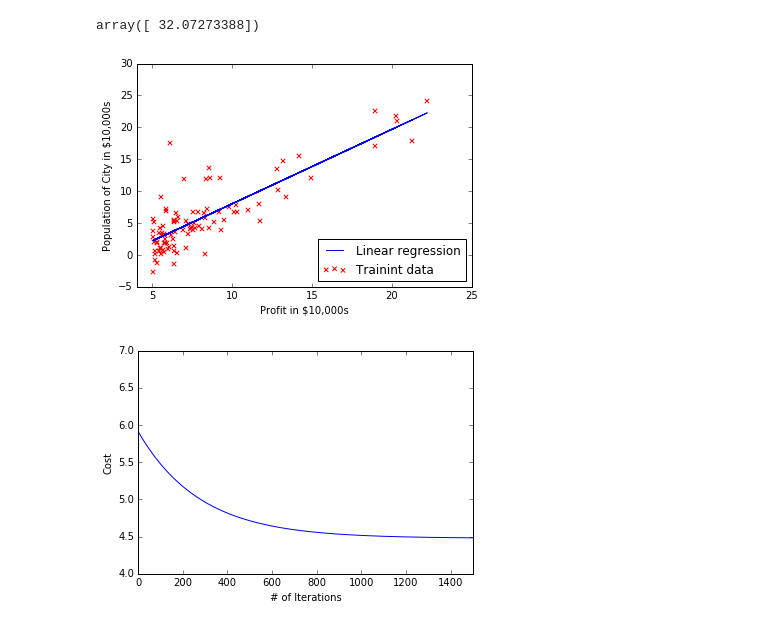
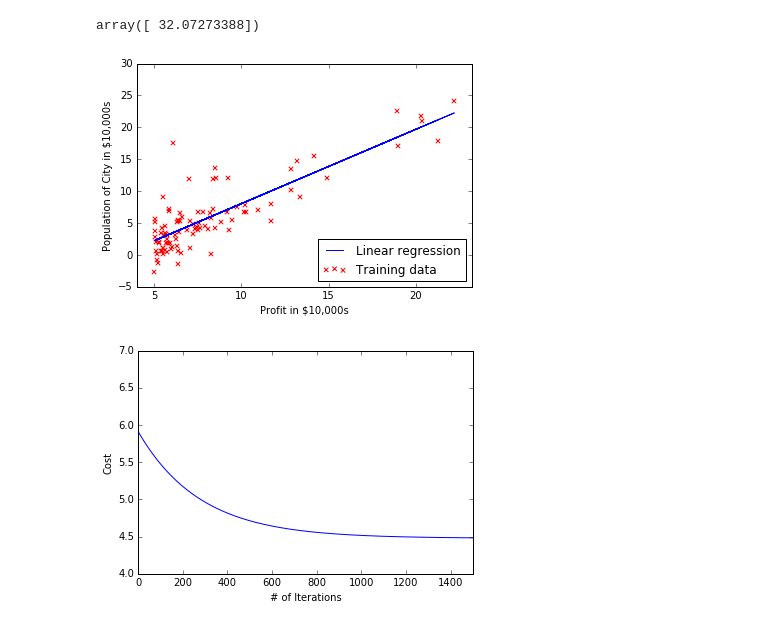
Before and after one commit to liberaliscomputing/code-for-moocs, a Jupyter notebook: coursera/machine-learning/week-02/linear_regression.ipynb, the cells around one changed output. Cells and saved outputs as stored; diff of their text form; code cells hidden in the pictures.

```diff
--- a/coursera/machine-learning/week-02/linear_regression.ipynb
+++ b/coursera/machine-learning/week-02/linear_regression.ipynb
@@ -16,11 +16,11 @@ path = 'machine-learning-ex1/ex1/'
 ### 1.1 Examine Data
 # %%
 # Prepare data
-data = ([map(float, line.strip().split(','))
-         for line in open(path + 'ex1data1.txt')])
-data = np.array(data)
-m = len(data)
-X, y = data[:, 0].reshape([m, 1]), data[:, 1].reshape([m, 1])
+population = ([map(float, line.strip().split(','))
+               for line in open(path + 'ex1data1.txt')])
+population = np.array(population)
+m = len(population)
+X, y = population[:, 0].reshape([m, 1]), population[:, 1].reshape([m, 1])
 
 # add x0=1
 X = np.hstack([np.ones([m, 1]), X])
@@ -54,36 +53,38 @@ j
 array([ 32.07273388])
 # %%
 # Define gradient descent
-def gradient_descent(X, y, theta, alpha, num_iters):
-    m = len(X)
-    theta = theta
-    theta_history = np.zeros([num_iters, X.shape[-1]])
-    cost_history = np.zeros([num_iters, 1])
+num_iters = 1500
+alpha = 0.01
+
+def gradient_descent(theta, X, y, alpha, num_iters):
+    m, n = X.shape
+    theta_hist = np.zeros([num_iters, n])
+    j_hist = np.zeros([num_iters, 1])
     for i in range(num_iters):
-        predictions = X.dot(theta.T) - y
-        theta = theta - ((alpha / m) * sum(predictions * X))
+        predictions = X.dot(theta.reshape([1, n]).T) - y
+        theta = theta - (alpha/m)*sum(predictions*X)
         '''
         # Caculating partial derivatives for linear regression with one variable
-        theta[0, 0] = theta[0, 0] - ((alpha / m) * sum(predictions))
-        theta[0, 1] = theta[0, 1] - ((alpha / m) * sum(predictions * X[:, 1].reshape([m, 1])))
+        theta[0] = theta[0] - ((alpha / m) * sum(predictions))
+        theta[1] = theta[1] - ((alpha / m) * sum(predictions * X[:, 1].reshape([m, 1])))
         '''
-        theta_history[i] = theta
-        cost_history[i] = compute_cost(X, y, theta)
-    return theta_history, cost_history
+        theta_hist[i] = theta
+        j_hist[i] = compute_cost(theta, X, y)
+    return theta_hist, j_hist
 
-theta_history, cost_history = gradient_descent(X, y, theta, alpha, num_iters)
+theta_hist, cost_hist = gradient_descent(theta, X, y, alpha, num_iters)
 # %%
 # Plot data
 plt.scatter(x=X[:, 1], y=y, c='red', marker='x')
-plt.xlim([np.min(X[:, 1])-1, 25])
+plt.xlim([np.min(X[:, 1]) - 1, np.max(X[:, 1]) + 1])
 plt.xlabel('Profit in $10,000s')
 plt.ylabel('Population of City in $10,000s')
 
 # Add linear regression fit
-plt.plot(X[:, 1], X.dot(theta_history[-1].T))
-plt.legend(['Linear regression', 'Trainint data'], loc='lower right')
+plt.plot(X[:, 1], X.dot(theta_hist[-1].T))
+plt.legend(['Linear regression', 'Training data'], loc='lower right')
 plt.show()
 # %% [output]
-[figure, old version]
+[figure, new version]
 # %%
 # Visualize the optimization of cost function J: line chart
```
Also changed, not shown: parts of 31 cells of this notebook.
